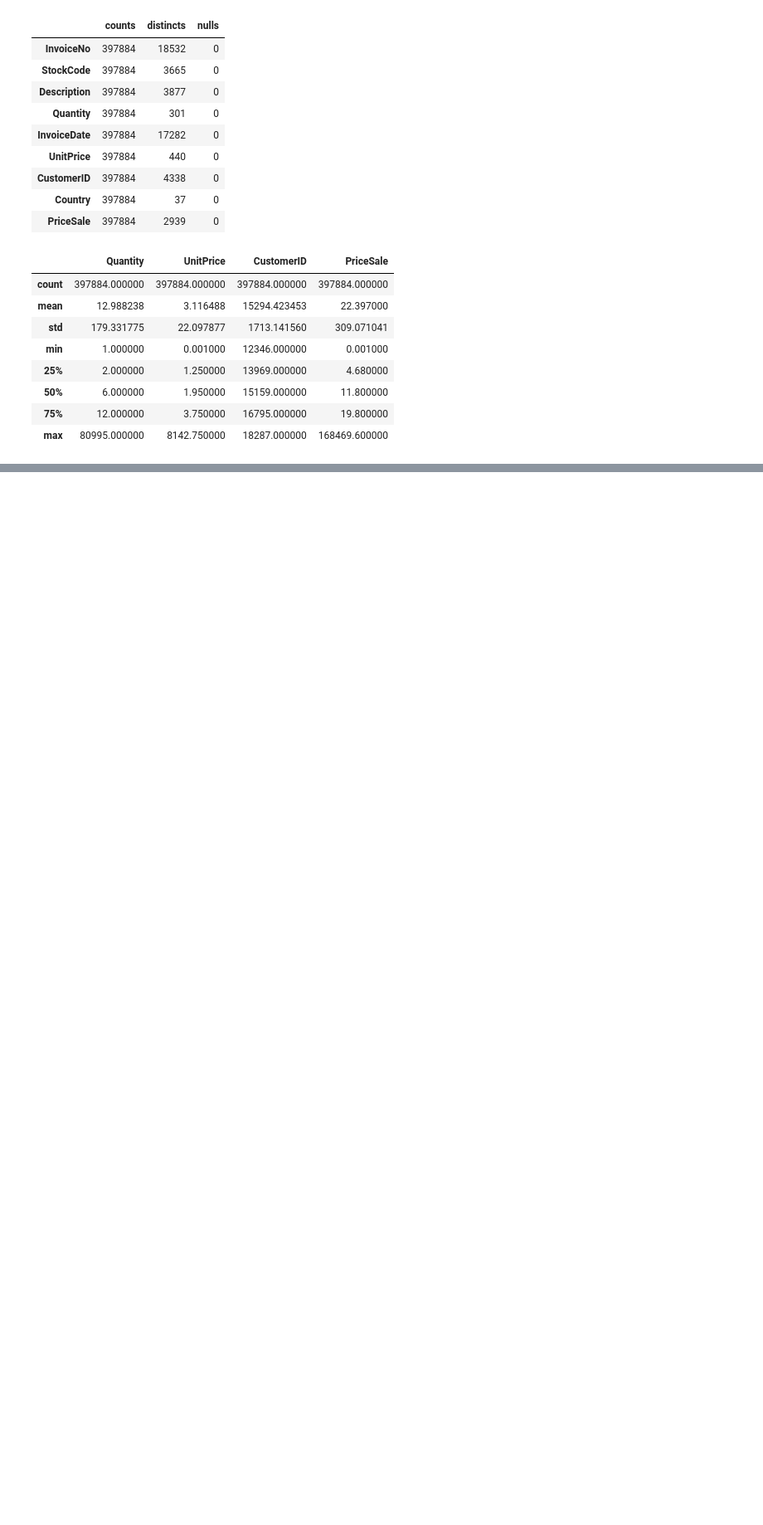
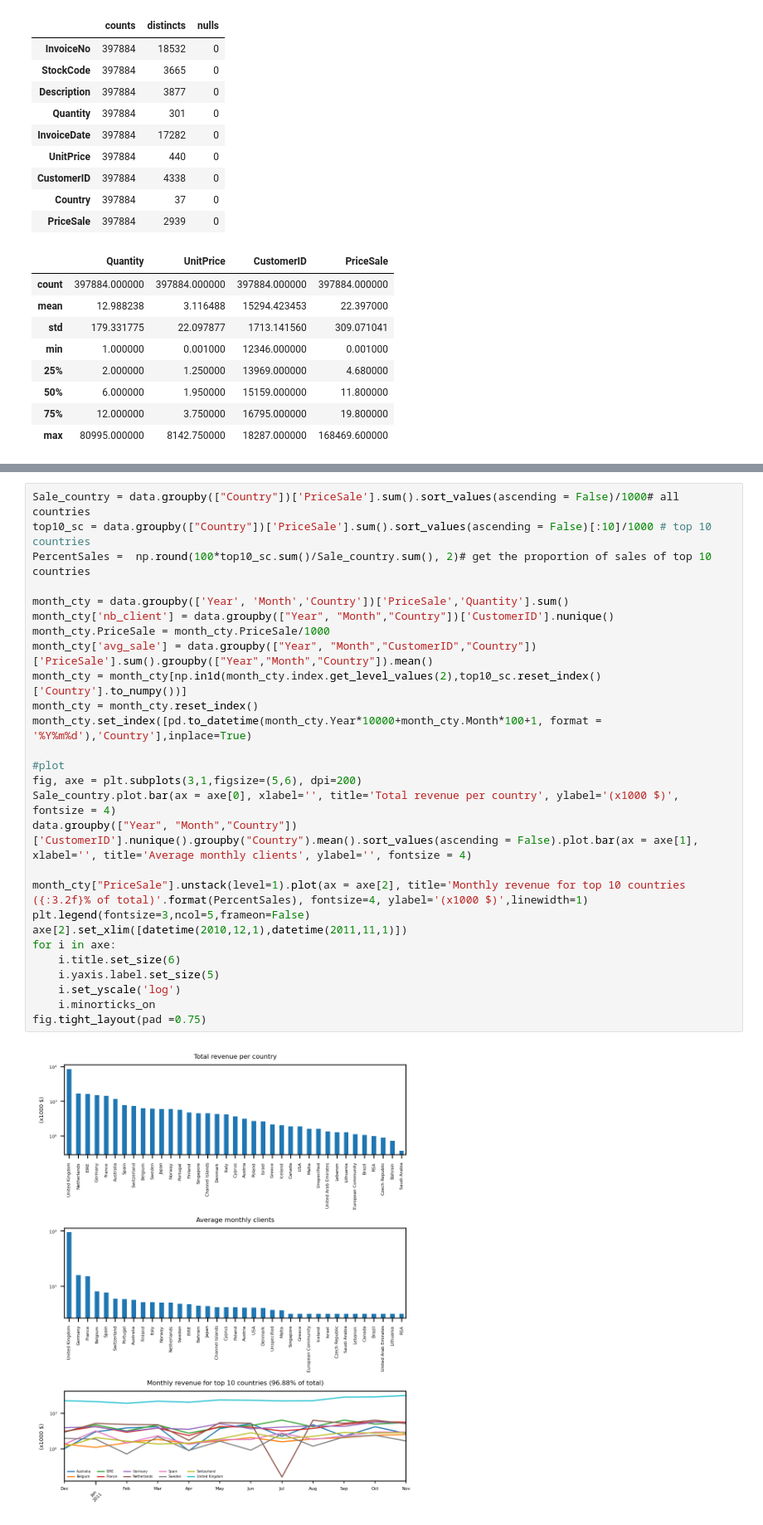
Before and after one commit to maximemarin/DA_notebook, a Jupyter notebook: Customer_seg.ipynb, the cells around one changed output, grey strips where cells are left out. Shown: that part at 83% size. Drawn from its saved outputs; the diff is of its cells as text; blank space fills up the shorter version.

```diff
--- a/Customer_seg.ipynb
+++ b/Customer_seg.ipynb
@@ -176,0 +200,29 @@ month_cty[np.in1d(month_cty.index.get_level_values(2),['France'])]
+# %%
+Sale_country = data.groupby(["Country"])['PriceSale'].sum().sort_values(ascending = False)/1000# all countries
+top10_sc = data.groupby(["Country"])['PriceSale'].sum().sort_values(ascending = False)[:10]/1000 # top 10 countries
+PercentSales =  np.round(100*top10_sc.sum()/Sale_country.sum(), 2)# get the proportion of sales of top 10 countries
+
+month_cty = data.groupby(['Year', 'Month','Country'])['PriceSale','Quantity'].sum()
+month_cty['nb_client'] = data.groupby(["Year", "Month","Country"])['CustomerID'].nunique()
+month_cty.PriceSale = month_cty.PriceSale/1000
+month_cty['avg_sale'] = data.groupby(["Year", "Month","CustomerID","Country"])['PriceSale'].sum().groupby(["Year","Month","Country"]).mean()
+month_cty = month_cty[np.in1d(month_cty.index.get_level_values(2),top10_sc.reset_index()['Country'].to_numpy())]
+month_cty = month_cty.reset_index()
+month_cty.set_index([pd.to_datetime(month_cty.Year*10000+month_cty.Month*100+1, format = '%Y%m%d'),'Country'],inplace=True)
+
+#plot
+fig, axe = plt.subplots(3,1,figsize=(5,6), dpi=200)
+Sale_country.plot.bar(ax = axe[0], xlabel='', title='Total revenue per country', ylabel='(x1000 $)', fontsize = 4)
+data.groupby(["Year", "Month","Country"])['CustomerID'].nunique().groupby("Country").mean().sort_values(ascending = False).plot.bar(ax = axe[1], xlabel='', title='Average monthly clients', ylabel='', fontsize = 4)
+
+month_cty["PriceSale"].unstack(level=1).plot(ax = axe[2], title='Monthly revenue for top 10 countries ({:3.2f}% of total)'.format(PercentSales), fontsize=4, ylabel='(x1000 $)',linewidth=1)
+plt.legend(fontsize=3,ncol=5,frameon=False)
+axe[2].set_xlim([datetime(2010,12,1),datetime(2011,11,1)])
+for i in axe:
+    i.title.set_size(6)
+    i.yaxis.label.set_size(5)
+    i.set_yscale('log')
+    i.minorticks_on
+fig.tight_layout(pad =0.75)
+# %% [output]
+[figure, added]
```
Also changed, not shown: parts of 21 cells of this notebook.
